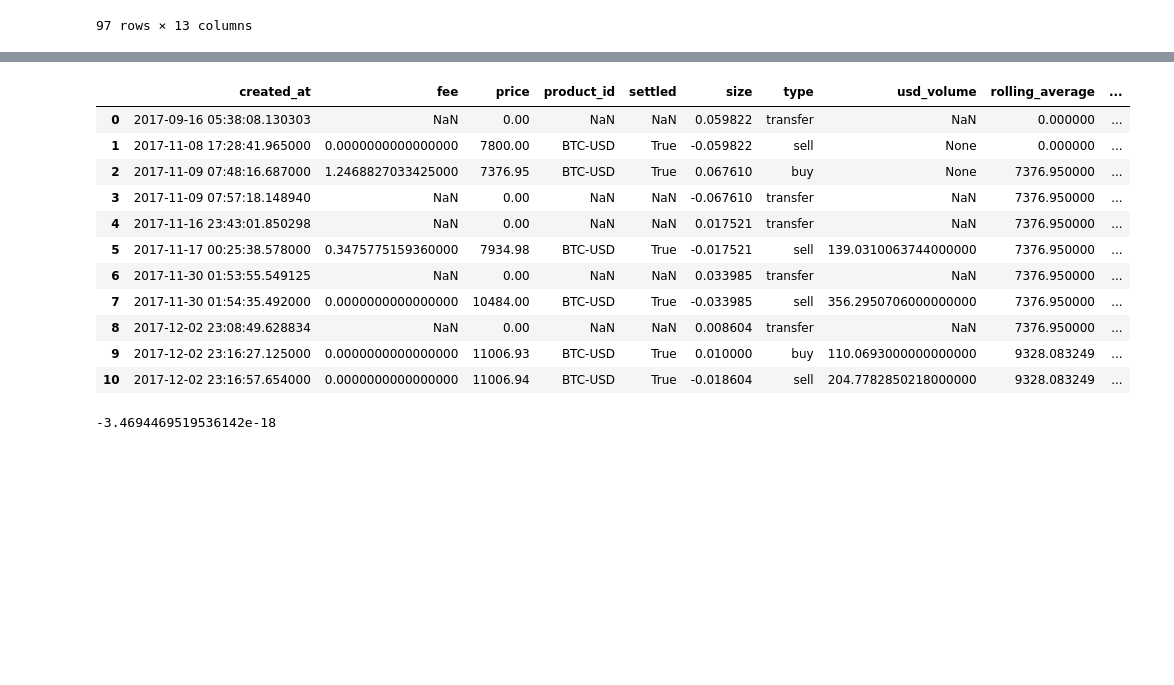
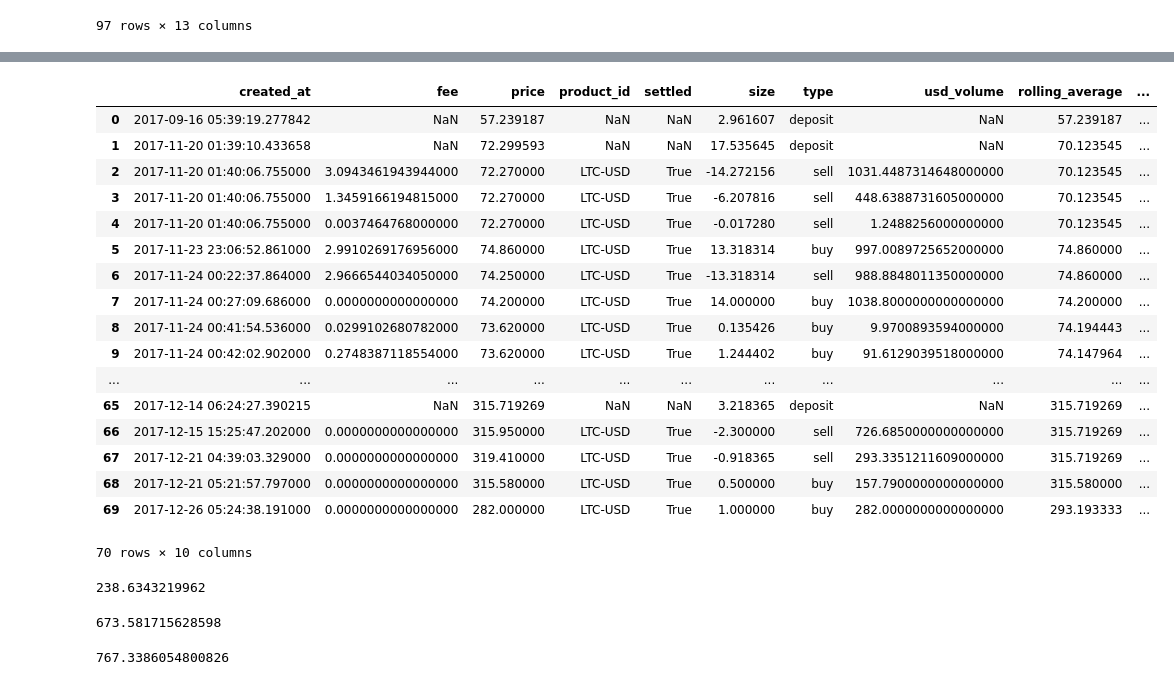
Before and after one commit to sxu1671/coin_info, a Jupyter notebook: getgains.ipynb, the cells around one changed output, grey strips where cells are left out. Cells and saved outputs as stored; diff of their text form; code cells hidden in the pictures; blank space fills up the shorter version.

Commit message:
Combined transfers and trades onto one table and calculates gains (needs testing)

```diff
--- a/getgains.ipynb
+++ b/getgains.ipynb
@@ -276,7 +276,7 @@ def get_average_price(table):
         start_index += 1
     curr_price_index = start_index
     while curr_price_index < len(table):
-        if table['type'][curr_price_index] == 'buy':
+        if table['type'][curr_price_index] == 'buy' or table['type'][curr_price_index] == 'deposit':
             prev_price = table['rolling_average'][curr_price_index-1]
             prev_stash = table['rolling_stash'][curr_price_index-1]
             this_price = table['price'][curr_price_index]
@@ -320,13 +306,30 @@ def create_fills_table(coin, fills):
 def create_transfers_table(coin):
     coin_hist = auth_client.get_account_history(profile_ids[coin])
     coin_hist = pd.DataFrame(coin_hist[0])
-    coin_transfers = coin_hist[BTC_hist['type'] == 'transfer']
+    coin_transfers = coin_hist[coin_hist['type'] == 'transfer']
     coin_transfers.loc[:, 'created_at'] = coin_transfers['created_at'].apply(lambda x: datetime.strptime(x, '%Y-%m-%dT%H:%M:%S.%fZ'))
     coin_transfers.loc[:, 'transfer_id'] = coin_transfers['details'].apply(lambda x: x.get('transfer_id'))
     coin_transfers.rename(columns = {'amount': 'size'}, inplace=True)
     coin_transfers.loc[:, 'id'] = coin_transfers['id'].astype(str)
     coin_transfers.loc[:, 'size'] = coin_transfers['size'].astype(float)
-    coin_transfers.loc[:, 'price'] = np.zeros(len(coin_transfers)) # setting price of all transfers to zero
+    coin_transfers = coin_transfers.reset_index(drop=True)
+    prices = []
+    types = []
+    for index, row in coin_transfers.iterrows():
+        if row['size'] < 0:
+            cost = float(input("What is the loss (in USD) of the {0} {1} for the withdrawal at {2}".format(-row['size'], coin, row['created_at'])))
+            price = cost/(-row['size'])
+            prices.append(price)
+            types.append('withdrawal')
+        else:
+            cost = float(input("What is the gain (in USD) of the {0} {1} for the deposit at {2}".format(row['size'], coin, row['created_at'])))
+            price = cost/row['size']
+            prices.append(price)
+            types.append('deposit')
+    prices_series = pd.Series(prices)
+    types_series = pd.Series(types)
+    coin_transfers.loc[:, 'price'] = prices_series
+    coin_transfers.loc[:, 'type'] = types_series
     return coin_transfers
 # %%
 def append_transfers(transfers, main_table):
@@ -364,0 +377,6 @@ main_avg = get_average_price(main)
+# %%
+LTC_transfers = create_transfers_table('LTC')
+LTC_fills = create_fills_table('LTC', fills)
+LTC_table = append_transfers(LTC_transfers, LTC_fills)
+LTC_table = LTC_table.sort_values(by='created_at').reset_index(drop=True)
+LTC_avg = get_average_price(LTC_table)
@@ -365,19 +428,33 @@ main_avg = get_average_price(main)
 # %%
-drop_nonessential(main_avg)
+drop_nonessential(LTC_avg)
 # %% [output]
 |  | created_at | fee | price | product_id | settled | size | type | usd_volume | rolling_average | ... |
-| 0 | 2017-09-16 05:38:08.130303 | NaN | 0.00 | NaN | NaN | 0.059822 | transfer | NaN | 0.000000 | ... |
-| 1 | 2017-11-08 17:28:41.965000 | 0.0000000000000000 | 7800.00 | BTC-USD | True | -0.059822 | sell | None | 0.000000 | ... |
-| 2 | 2017-11-09 07:48:16.687000 | 1.2468827033425000 | 7376.95 | BTC-USD | True | 0.067610 | buy | None | 7376.950000 | ... |
-| 3 | 2017-11-09 07:57:18.148940 | NaN | 0.00 | NaN | NaN | -0.067610 | transfer | NaN | 7376.950000 | ... |
-| 4 | 2017-11-16 23:43:01.850298 | NaN | 0.00 | NaN | NaN | 0.017521 | transfer | NaN | 7376.950000 | ... |
-| 5 | 2017-11-17 00:25:38.578000 | 0.3475775159360000 | 7934.98 | BTC-USD | True | -0.017521 | sell | 139.0310063744000000 | 7376.950000 | ... |
-| 6 | 2017-11-30 01:53:55.549125 | NaN | 0.00 | NaN | NaN | 0.033985 | transfer | NaN | 7376.950000 | ... |
-| 7 | 2017-11-30 01:54:35.492000 | 0.0000000000000000 | 10484.00 | BTC-USD | True | -0.033985 | sell | 356.2950706000000000 | 7376.950000 | ... |
-| 8 | 2017-12-02 23:08:49.628834 | NaN | 0.00 | NaN | NaN | 0.008604 | transfer | NaN | 7376.950000 | ... |
-| 9 | 2017-12-02 23:16:27.125000 | 0.0000000000000000 | 11006.93 | BTC-USD | True | 0.010000 | buy | 110.0693000000000000 | 9328.083249 | ... |
-| 10 | 2017-12-02 23:16:57.654000 | 0.0000000000000000 | 11006.94 | BTC-USD | True | -0.018604 | sell | 204.7782850218000000 | 9328.083249 | ... |
+| 0 | 2017-09-16 05:39:19.277842 | NaN | 57.239187 | NaN | NaN | 2.961607 | deposit | NaN | 57.239187 | ... |
+| 1 | 2017-11-20 01:39:10.433658 | NaN | 72.299593 | NaN | NaN | 17.535645 | deposit | NaN | 70.123545 | ... |
+| 2 | 2017-11-20 01:40:06.755000 | 3.0943461943944000 | 72.270000 | LTC-USD | True | -14.272156 | sell | 1031.4487314648000000 | 70.123545 | ... |
+| 3 | 2017-11-20 01:40:06.755000 | 1.3459166194815000 | 72.270000 | LTC-USD | True | -6.207816 | sell | 448.6388731605000000 | 70.123545 | ... |
+| 4 | 2017-11-20 01:40:06.755000 | 0.0037464768000000 | 72.270000 | LTC-USD | True | -0.017280 | sell | 1.2488256000000000 | 70.123545 | ... |
+| 5 | 2017-11-23 23:06:52.861000 | 2.9910269176956000 | 74.860000 | LTC-USD | True | 13.318314 | buy | 997.0089725652000000 | 74.860000 | ... |
+| 6 | 2017-11-24 00:22:37.864000 | 2.9666544034050000 | 74.250000 | LTC-USD | True | -13.318314 | sell | 988.8848011350000000 | 74.860000 | ... |
+| 7 | 2017-11-24 00:27:09.686000 | 0.0000000000000000 | 74.200000 | LTC-USD | True | 14.000000 | buy | 1038.8000000000000000 | 74.200000 | ... |
+| 8 | 2017-11-24 00:41:54.536000 | 0.0299102680782000 | 73.620000 | LTC-USD | True | 0.135426 | buy | 9.9700893594000000 | 74.194443 | ... |
+| 9 | 2017-11-24 00:42:02.902000 | 0.2748387118554000 | 73.620000 | LTC-USD | True | 1.244402 | buy | 91.6129039518000000 | 74.147964 | ... |
+| ... | ... | ... | ... | ... | ... | ... | ... | ... | ... | ... |
+| 65 | 2017-12-14 06:24:27.390215 | NaN | 315.719269 | NaN | NaN | 3.218365 | deposit | NaN | 315.719269 | ... |
+| 66 | 2017-12-15 15:25:47.202000 | 0.0000000000000000 | 315.950000 | LTC-USD | True | -2.300000 | sell | 726.6850000000000000 | 315.719269 | ... |
+| 67 | 2017-12-21 04:39:03.329000 | 0.0000000000000000 | 319.410000 | LTC-USD | True | -0.918365 | sell | 293.3351211609000000 | 315.719269 | ... |
+| 68 | 2017-12-21 05:21:57.797000 | 0.0000000000000000 | 315.580000 | LTC-USD | True | 0.500000 | buy | 157.7900000000000000 | 315.580000 | ... |
+| 69 | 2017-12-26 05:24:38.191000 | 0.0000000000000000 | 282.000000 | LTC-USD | True | 1.000000 | buy | 282.0000000000000000 | 293.193333 | ... |
+70 rows × 10 columns
-# %%
-main_avg['rolling_stash'][10]
-# %% [output]
--3.4694469519536142e-18
+# %%
+get_gains(BTC_avg)
+# %% [output]
+238.6343219962
+# %%
+get_gains(LTC_avg)
+# %% [output]
+673.581715628598
+# %%
+get_gains(ETH_avg)
+# %% [output]
+767.3386054800826
```
Also changed, not shown: parts of 6 cells of this notebook, 1 other file.
